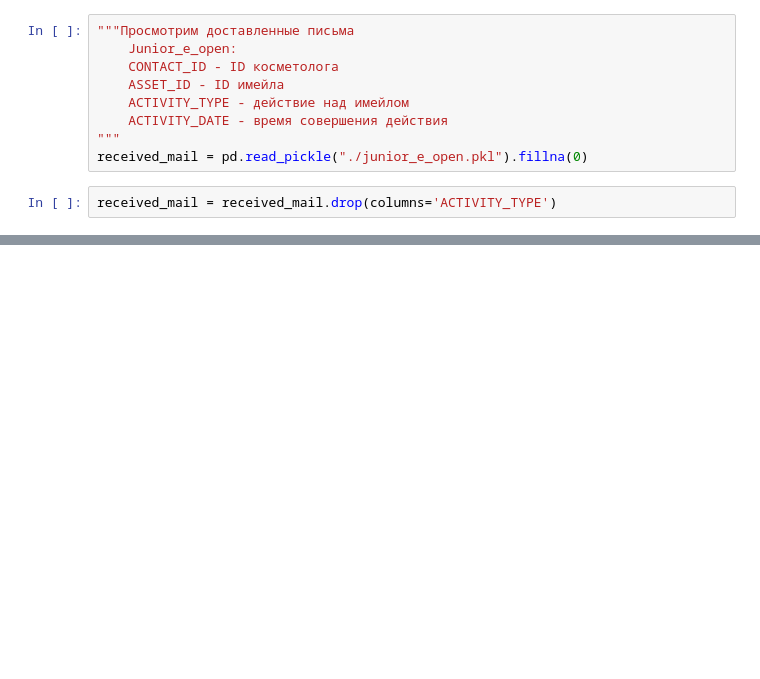
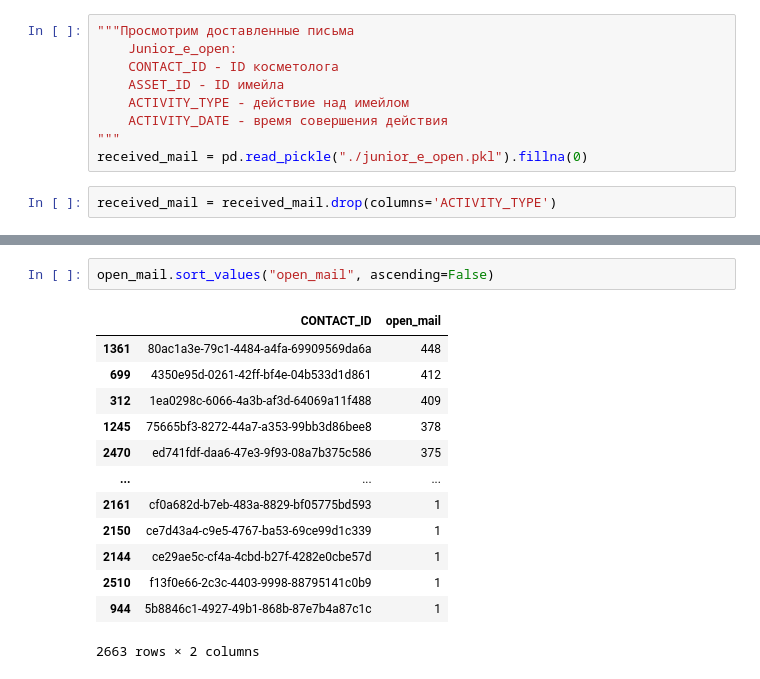
Before and after one commit to IvanovNA01/test_task_junior, a Jupyter notebook: test_to_jun1.ipynb, the cells around one changed output, grey strips where cells are left out. Cells and saved outputs as stored; diff of their text form; blank space fills up the shorter version.

```diff
--- a/test_to_jun1.ipynb
+++ b/test_to_jun1.ipynb
@@ -235,0 +283,16 @@ ignore_mail = ignore_mail.rename(columns={"ASSET_ID":"ignore_mail"})
+# %%
+open_mail.sort_values("open_mail", ascending=False)
+# %% [output]
+|  | CONTACT_ID | open_mail |
+| 1361 | 80ac1a3e-79c1-4484-a4fa-69909569da6a | 448 |
+| 699 | 4350e95d-0261-42ff-bf4e-04b533d1d861 | 412 |
+| 312 | 1ea0298c-6066-4a3b-af3d-64069a11f488 | 409 |
+| 1245 | 75665bf3-8272-44a7-a353-99bb3d86bee8 | 378 |
+| 2470 | ed741fdf-daa6-47e3-9f93-08a7b375c586 | 375 |
+| ... | ... | ... |
+| 2161 | cf0a682d-b7eb-483a-8829-bf05775bd593 | 1 |
+| 2150 | ce7d43a4-c9e5-4767-ba53-69ce99d1c339 | 1 |
+| 2144 | ce29ae5c-cf4a-4cbd-b27f-4282e0cbe57d | 1 |
+| 2510 | f13f0e66-2c3c-4403-9998-88795141c0b9 | 1 |
+| 944 | 5b8846c1-4927-49b1-868b-87e7b4a87c1c | 1 |
+2663 rows × 2 columns
```
Also changed, not shown: parts of 17 cells of this notebook, 1 other file.
